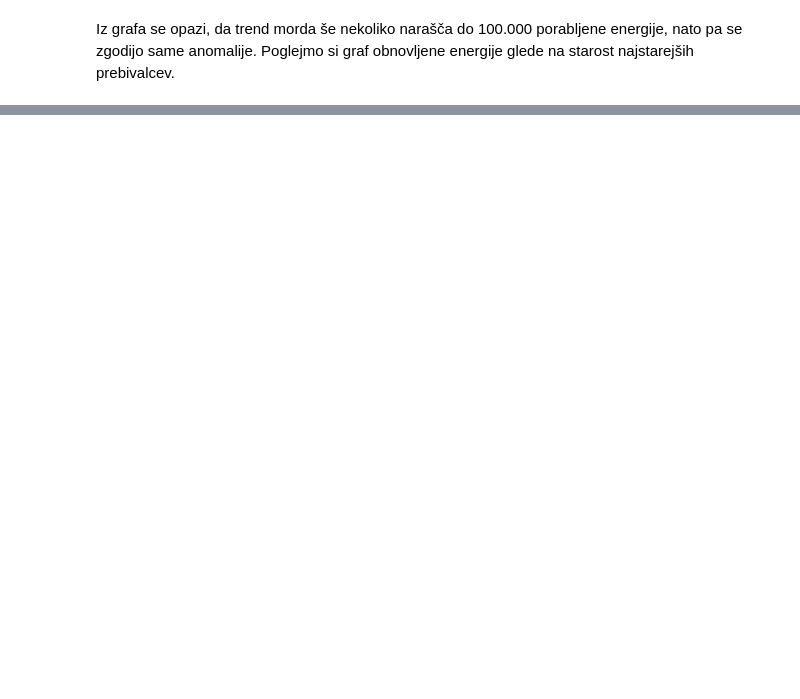
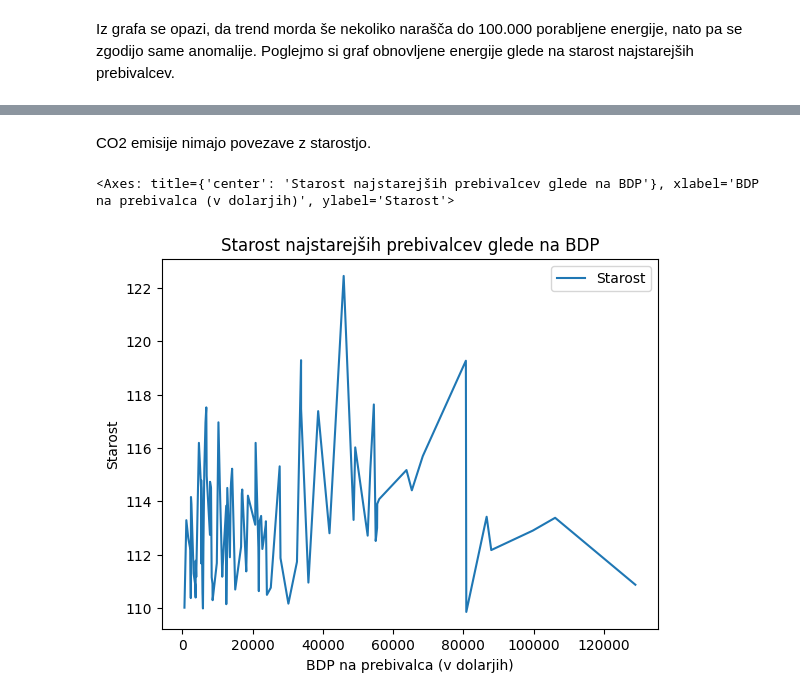
Before and after one commit to MAj-01/projektna_naloga_UVP, a Jupyter notebook: analiza_podatkov.ipynb, the cells around one changed output, grey strips where cells are left out. Drawn from its saved outputs; the diff is of its cells as text; code cells hidden in the pictures; blank space fills up the shorter version.

```diff
--- a/analiza_podatkov.ipynb
+++ b/analiza_podatkov.ipynb
@@ -202,0 +217,10 @@ tabela_ekonomije_obnovljiva_energija_urejena[['Odstotek pridobljene obnovljive e
+# %% [markdown]
+CO2 emisije nimajo povezave z starostjo.
+# %%
+tabela_ekonomije_GDP_urejena = tabela_ekonomije.sort_values(by=['GDP na prebivalca (v dolarjih)'], ascending=True)
+tabela_ekonomije_GDP_urejena[['GDP na prebivalca (v dolarjih)', 'Starost']].groupby('GDP na prebivalca (v dolarjih)').mean().plot(
+    ylabel = "Starost", xlabel = "BDP na prebivalca (v dolarjih)",
+    title = "Starost najstarejših prebivalcev glede na BDP")
+# %% [output]
+<Axes: title={'center': 'Starost najstarejših prebivalcev glede na BDP'}, xlabel='BDP na prebivalca (v dolarjih)', ylabel='Starost'>
+[figure, added]
```
Also changed, not shown: parts of 10 cells of this notebook, 1 other file.
